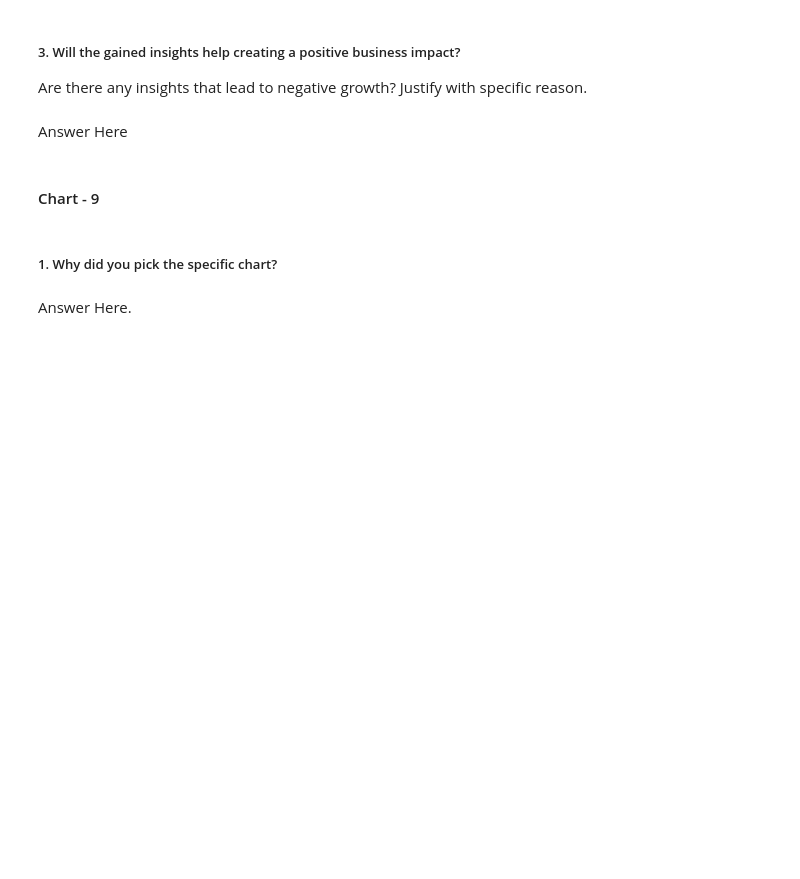
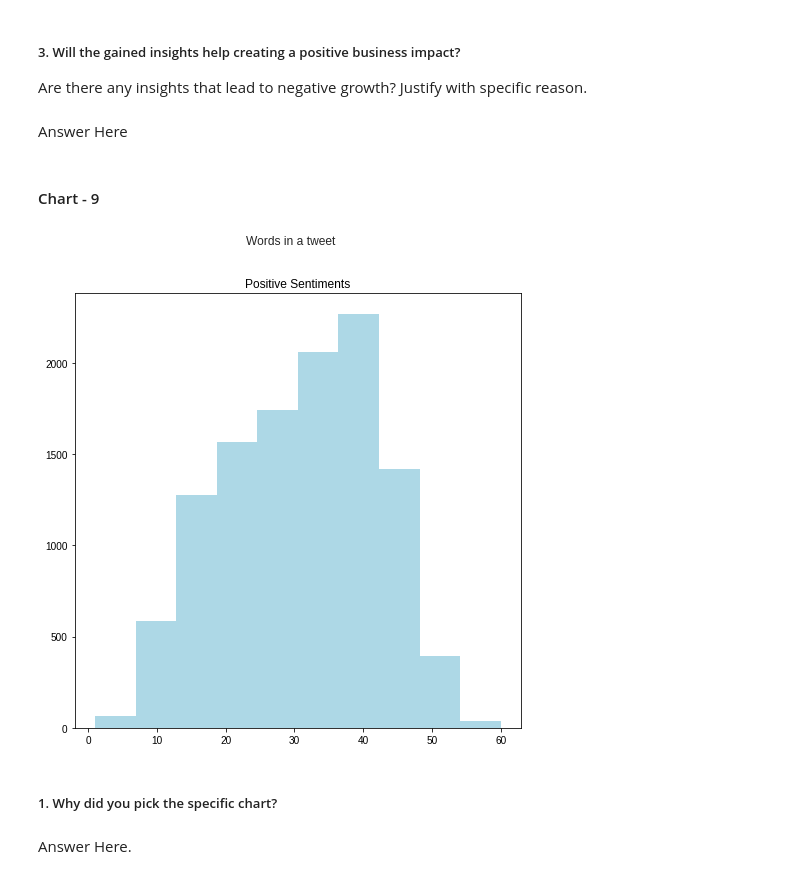
Before and after one commit to Ashif-khan033/coronavirus_tweets_sentiment_analysis, a Jupyter notebook: coronavirus_tweets_sentiment_analysis.ipynb, the cells around one changed output. Cells and saved outputs as stored; diff of their text form; code cells hidden in the pictures; blank space fills up the shorter version.

```diff
--- a/coronavirus_tweets_sentiment_analysis.ipynb
+++ b/coronavirus_tweets_sentiment_analysis.ipynb
@@ -630,3 +606,25 @@ Answer Here
+# %%
+# Chart - 10 visualization code
+# #Number of words in a tweet
+# Histogram for Positive Sentiments
+
+def words_tweet (sentiments,colour):
+
+
+ fig,ax2=plt.subplots(figsize=(8,8))
+ plt.style.use('seaborn')
+
+# Histogram for Sentiments
+ tweet_words=tweet[tweet['Sentiment']==sentiments]['OriginalTweet'].str.split().map(lambda x: len(x))
+ ax2.hist(tweet_words,color=f"{colour}")
+ ax2.set_title (f"{sentiments} Sentiments")
+
+ fig.suptitle('Words in a tweet')
+ plt.show()
+
+words_tweet ("Positive","lightblue")
+# %% [output]
+[figure, added]
 # %% [markdown]
 ##### 1. Why did you pick the specific chart?
 # %% [markdown]
```
Also changed, not shown: parts of 22 cells of this notebook.
